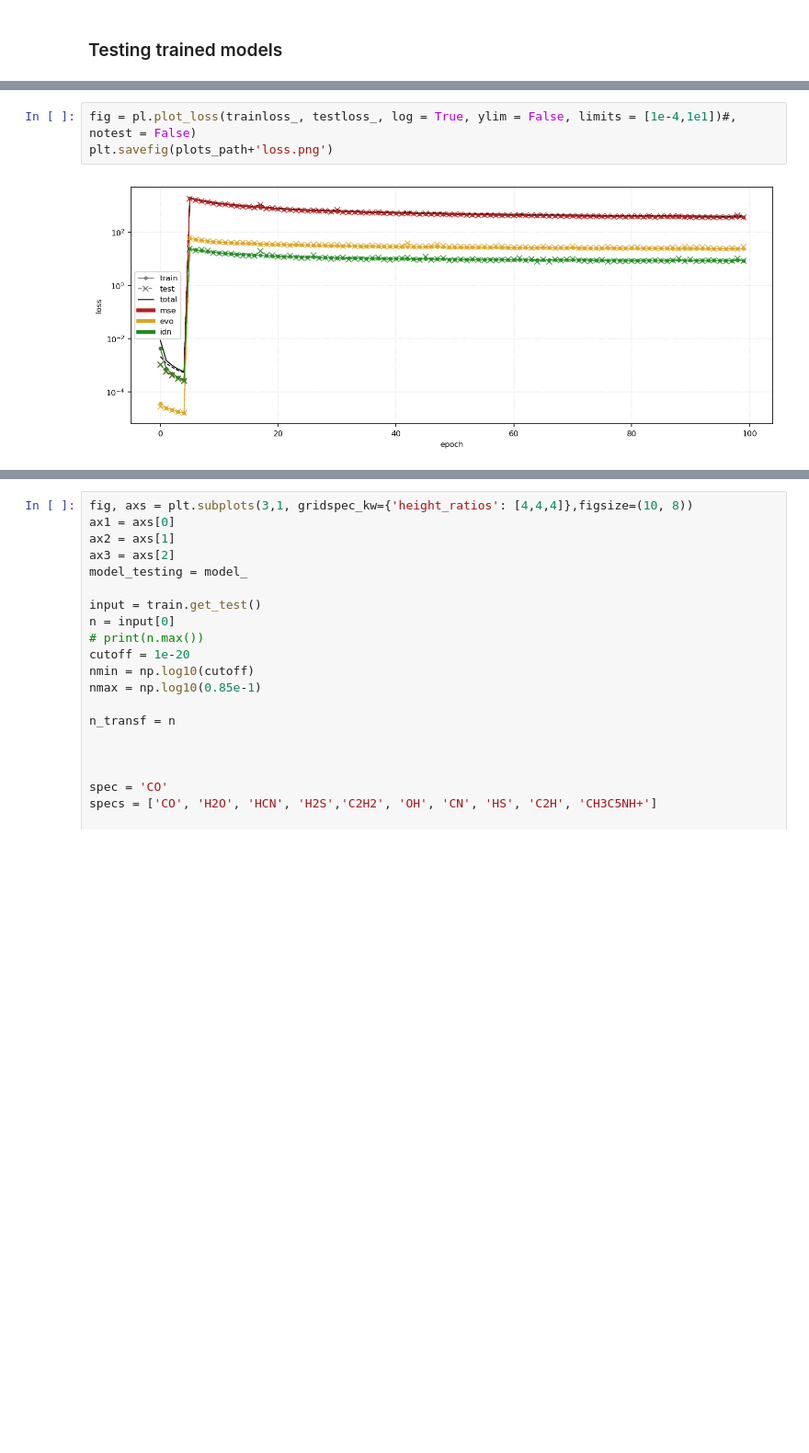
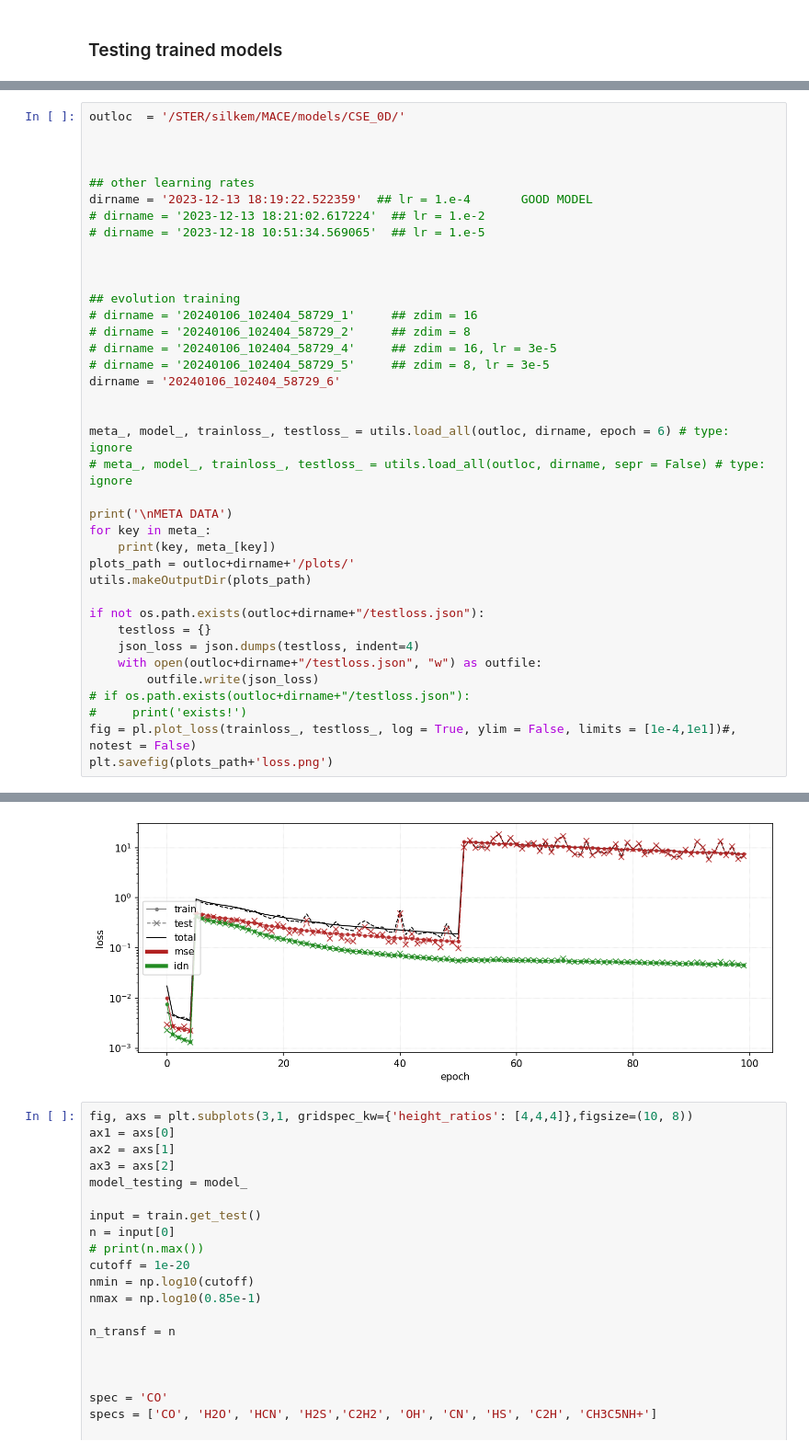
Before and after one commit to silkemaes/MACE, a Jupyter notebook: train2.0_dev.ipynb, the cells around one changed output, grey strips where cells are left out. Shown: that part at 92% size. Saved outputs shown, nothing was run; the diff lists cells and outputs as text; blank space fills up the shorter version.

Commit message:
Good results from integrated training

```diff
--- a/train2.0_dev.ipynb
+++ b/train2.0_dev.ipynb
@@ -578,5 +499,39 @@ FileNotFoundError: [Errno 2] No such file or directory: '/STER/silkem/MACE/model
-# %%
-fig = pl.plot_loss(trainloss_, testloss_, log = True, ylim = False, limits = [1e-4,1e1])#, notest = False)
-plt.savefig(plots_path+'loss.png')
-# %% [output]
-[figure, removed]
+# %%
+outloc  = '/STER/silkem/MACE/models/CSE_0D/'
+
+
+
+## other learning rates
+dirname = '2023-12-13 18:19:22.522359'  ## lr = 1.e-4       GOOD MODEL
+# dirname = '2023-12-13 18:21:02.617224'  ## lr = 1.e-2
+# dirname = '2023-12-18 10:51:34.569065'  ## lr = 1.e-5
+
+
+
+## evolution training
+# dirname = '20240106_102404_58729_1'     ## zdim = 16
+# dirname = '20240106_102404_58729_2'     ## zdim = 8
+# dirname = '20240106_102404_58729_4'     ## zdim = 16, lr = 3e-5
+# dirname = '20240106_102404_58729_5'     ## zdim = 8, lr = 3e-5
+dirname = '20240106_102404_58729_6'
+
+
+meta_, model_, trainloss_, testloss_ = utils.load_all(outloc, dirname, epoch = 6) # type: ignore
+# meta_, model_, trainloss_, testloss_ = utils.load_all(outloc, dirname, sepr = False) # type: ignore
+
+print('\nMETA DATA')
+for key in meta_:
+    print(key, meta_[key])
+plots_path = outloc+dirname+'/plots/'
+utils.makeOutputDir(plots_path)
+
+if not os.path.exists(outloc+dirname+"/testloss.json"):
+    testloss = {}
+    json_loss = json.dumps(testloss, indent=4)
+    with open(outloc+dirname+"/testloss.json", "w") as outfile:
+        outfile.write(json_loss)
+# if os.path.exists(outloc+dirname+"/testloss.json"):
+#     print('exists!')
+fig = pl.plot_loss(trainloss_, testloss_, log = True, ylim = False, limits = [1e-4,1e1])#, notest = False)
+plt.savefig(plots_path+'loss.png')
+# %% [output]
@@ -583,3 +554,4 @@ plt.savefig(plots_path+'loss.png')
+[figure, added]
 # %%
 fig, axs = plt.subplots(3,1, gridspec_kw={'height_ratios': [4,4,4]},figsize=(10, 8))
 ax1 = axs[0]
```
Also changed, not shown: parts of 9 cells of this notebook, 13 other files.
